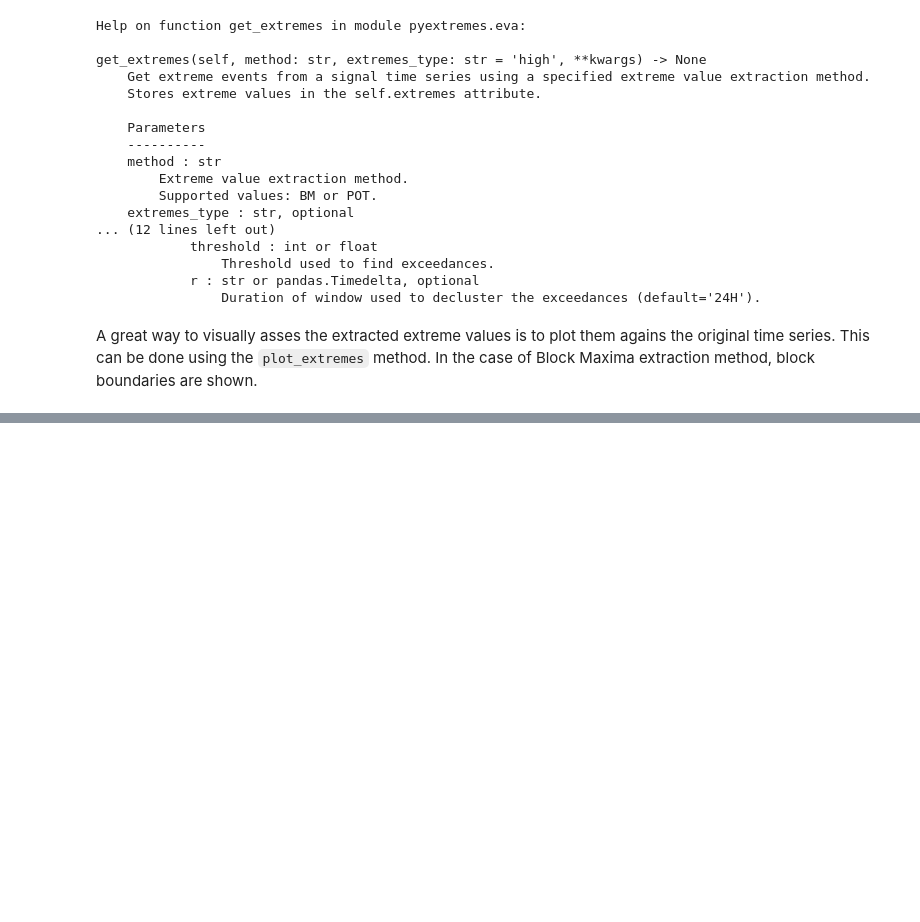
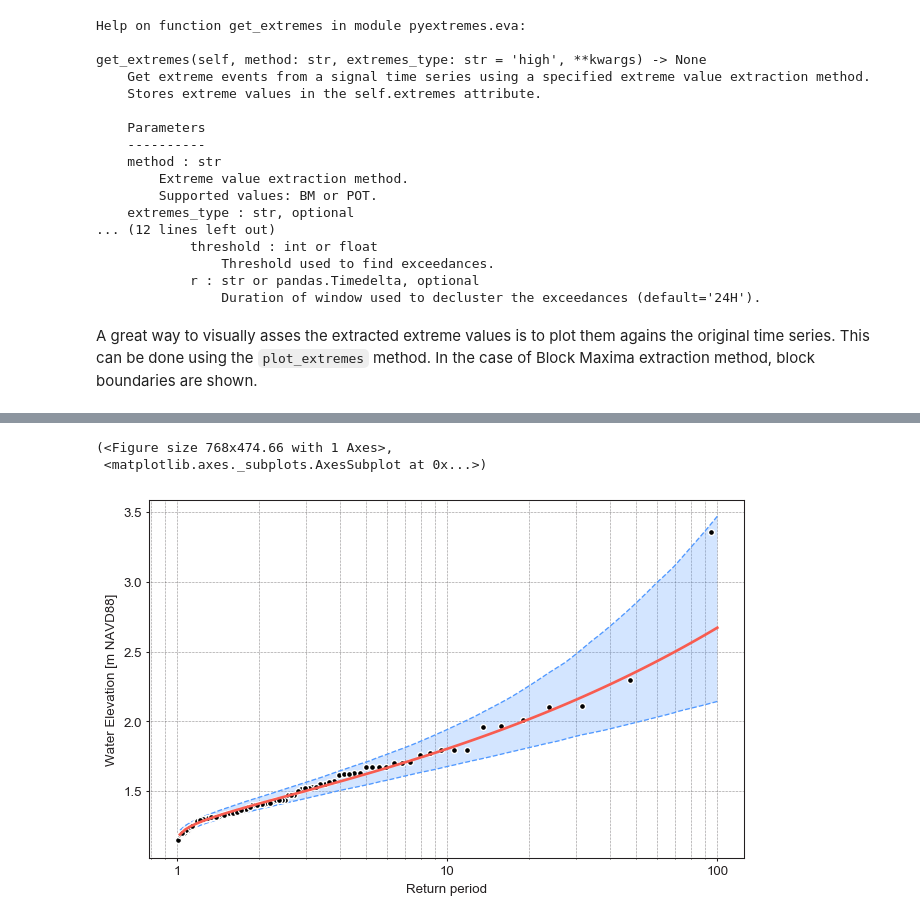
Before and after one commit to georgebv/pyextremes-notebooks, a Jupyter notebook: notebooks/EVA basic.ipynb, the cells around one changed output, grey strips where cells are left out. Drawn from its saved outputs; the diff is of its cells as text; code cells hidden in the pictures; blank space fills up the shorter version.

```diff
--- a/notebooks/EVA basic.ipynb
+++ b/notebooks/EVA basic.ipynb
@@ -142,0 +219,6 @@ model.plot_extremes()
+# %%
+model.plot_return_values(return_period=np.logspace(0.01, 2, 100))
+# %% [output]
+(<Figure size 768x474.66 with 1 Axes>,
+ <matplotlib.axes._subplots.AxesSubplot at 0x...>)
+[figure, added]
```
Also changed, not shown: parts of 19 cells of this notebook.
